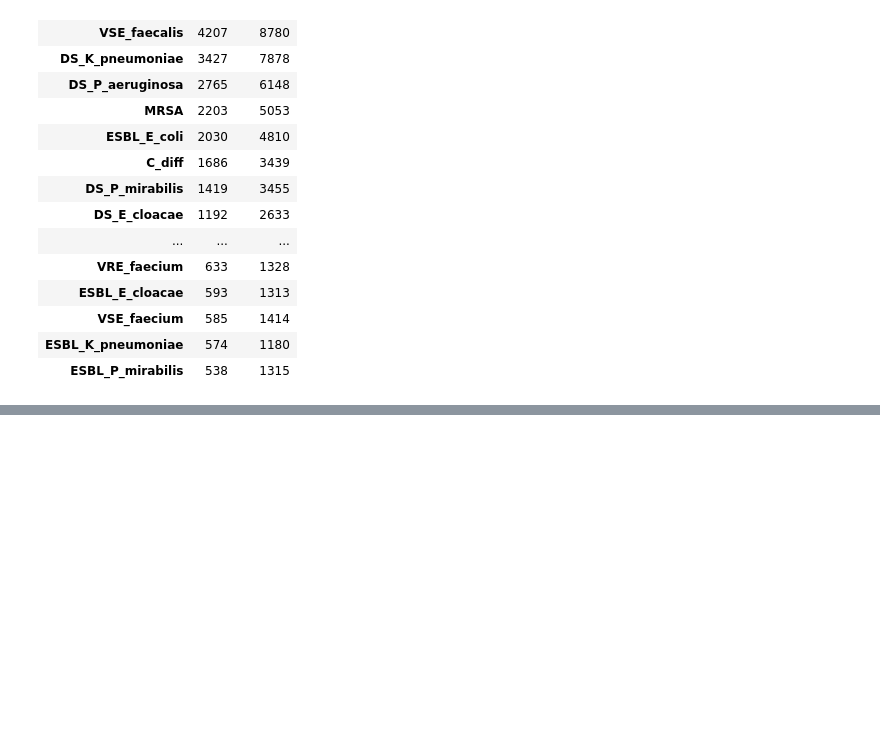
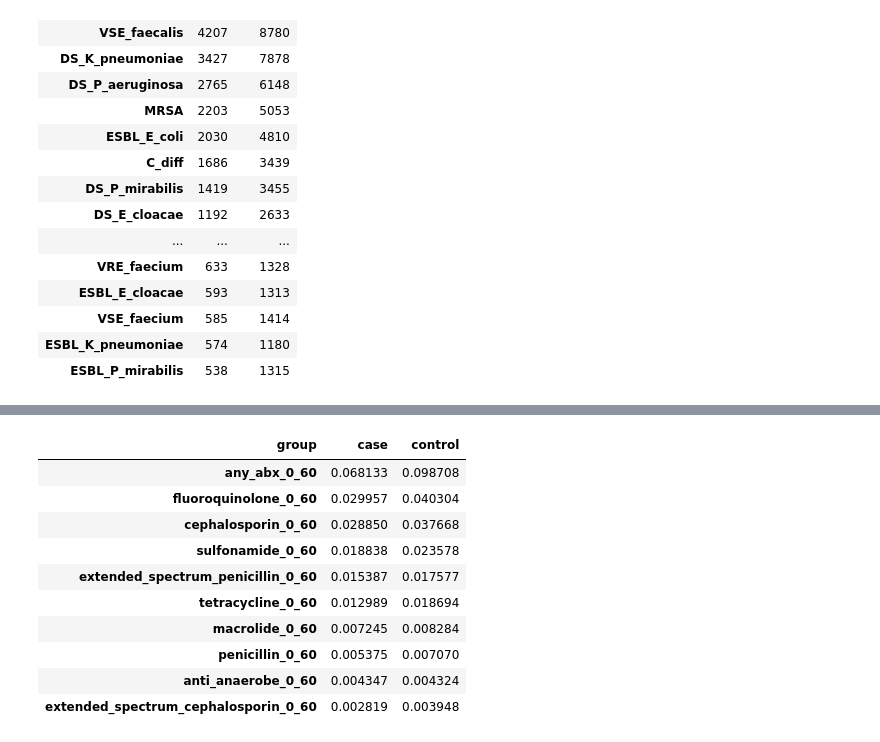
Before and after one commit to alexjr721/hospital-onset-infection-risk-model, a Jupyter notebook: notebooks/01_eda.ipynb, the cells around one changed output, grey strips where cells are left out. Saved outputs shown, nothing was run; the diff lists cells and outputs as text; code cells hidden in the pictures; blank space fills up the shorter version.

```diff
--- a/notebooks/01_eda.ipynb
+++ b/notebooks/01_eda.ipynb
@@ -122,0 +243,21 @@ Name: count, dtype: int64
+# %%
+abx_prev = (
+    df.groupby("group")[abx_cols]
+      .mean()
+      .T
+      .sort_values(by="case", ascending=False)
+)
+
+abx_prev.head(10)
+# %% [output]
+| group | case | control |
+| any_abx_0_60 | 0.068133 | 0.098708 |
+| fluoroquinolone_0_60 | 0.029957 | 0.040304 |
+| cephalosporin_0_60 | 0.028850 | 0.037668 |
+| sulfonamide_0_60 | 0.018838 | 0.023578 |
+| extended_spectrum_penicillin_0_60 | 0.015387 | 0.017577 |
+| tetracycline_0_60 | 0.012989 | 0.018694 |
+| macrolide_0_60 | 0.007245 | 0.008284 |
+| penicillin_0_60 | 0.005375 | 0.007070 |
+| anti_anaerobe_0_60 | 0.004347 | 0.004324 |
+| extended_spectrum_cephalosporin_0_60 | 0.002819 | 0.003948 |
```
Also changed, not shown: parts of 6 cells of this notebook.
